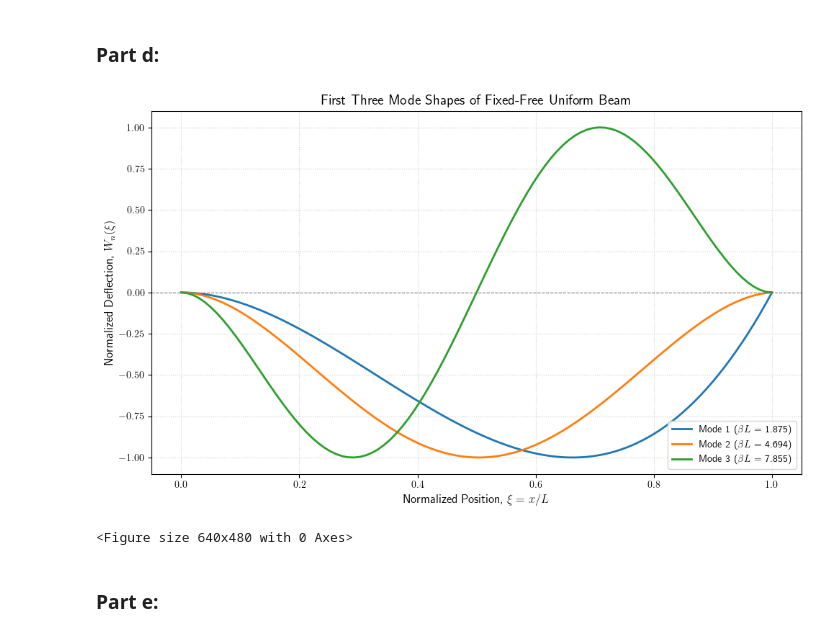
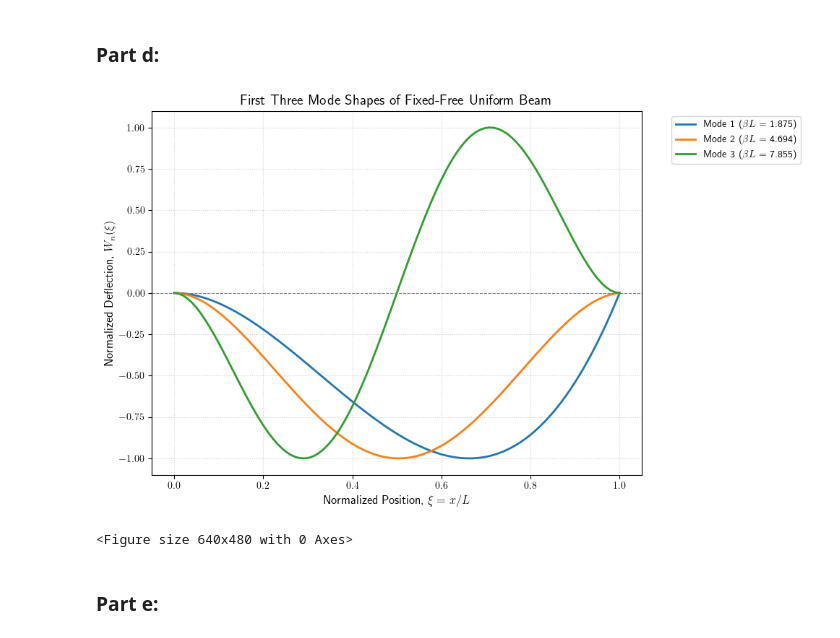
Before and after one commit to HoangNguyen17/AE543, a Jupyter notebook: HW6/HoangNguyen_HW6.ipynb, the cells around one changed output. Saved outputs shown, nothing was run; the diff lists cells and outputs as text; code cells hidden in the pictures.

```diff
--- a/HW6/HoangNguyen_HW6.ipynb
+++ b/HW6/HoangNguyen_HW6.ipynb
@@ -908,38 +908,36 @@ def plot_mode_shapes(roots, xi):
         # Calculate the mode shape W_n(xi)
         # W_n(xi) = [ (cos(beta_L*xi) - cosh(beta_L*xi)) - alpha_n * (sin(beta_L*xi) - sinh(beta_L*xi)) ]
         W_n = (
             (np.cos(beta_L * xi) - np.cosh(beta_L * xi)) -
             alpha_n * (np.sin(beta_L * xi) - np.sinh(beta_L * xi))
         )
 
         # Normalize by the maximum absolute value for clean plotting (C_1n = 1)
         W_n_normalized = W_n / np.max(np.abs(W_n))
 
         # Plotting
         plt.plot(xi, W_n_normalized, label=rf'Mode {n} ($\beta L$ = {beta_L:.3f})', linewidth=2)
-        # Plot the mode shape with a simple label
-        # plt.plot(xi, W_n_normalized, label=f'Mode {n}', linewidth=2)
-
 
 
 # Execute the plotting function
 plot_mode_shapes(beta_L_roots, xi)
 
 
 # Plot aesthetics
 plt.axhline(0, color='gray', linestyle='--', linewidth=0.8)
 # plt.axvline(0, color='k', linestyle='-', linewidth=2) # Fixed end (xi=0)
 plt.xlabel(r'Normalized Position, $\xi = x/L$', fontsize=12)
 plt.ylabel(r'Normalized Deflection, $W_n(\xi)$', fontsize=12)
 plt.title(r'First Three Mode Shapes of Fixed-Free Uniform Beam', fontsize=14)
-plt.legend(loc='lower right')
+# plt.legend(loc='lower right')
+plt.legend(bbox_to_anchor=(1.05, 1), loc='upper left')
 plt.grid(True, linestyle=':', alpha=0.6)
 plt.tight_layout()
 plt.show()
 # # Save the figure
 plt.savefig('fixed_free_mode_shapes.png')
 # %% [output]
-[figure, old version]
+[figure, new version]
 <Figure size 640x480 with 0 Axes>
 # %% [markdown]
 ### Part e:
```
